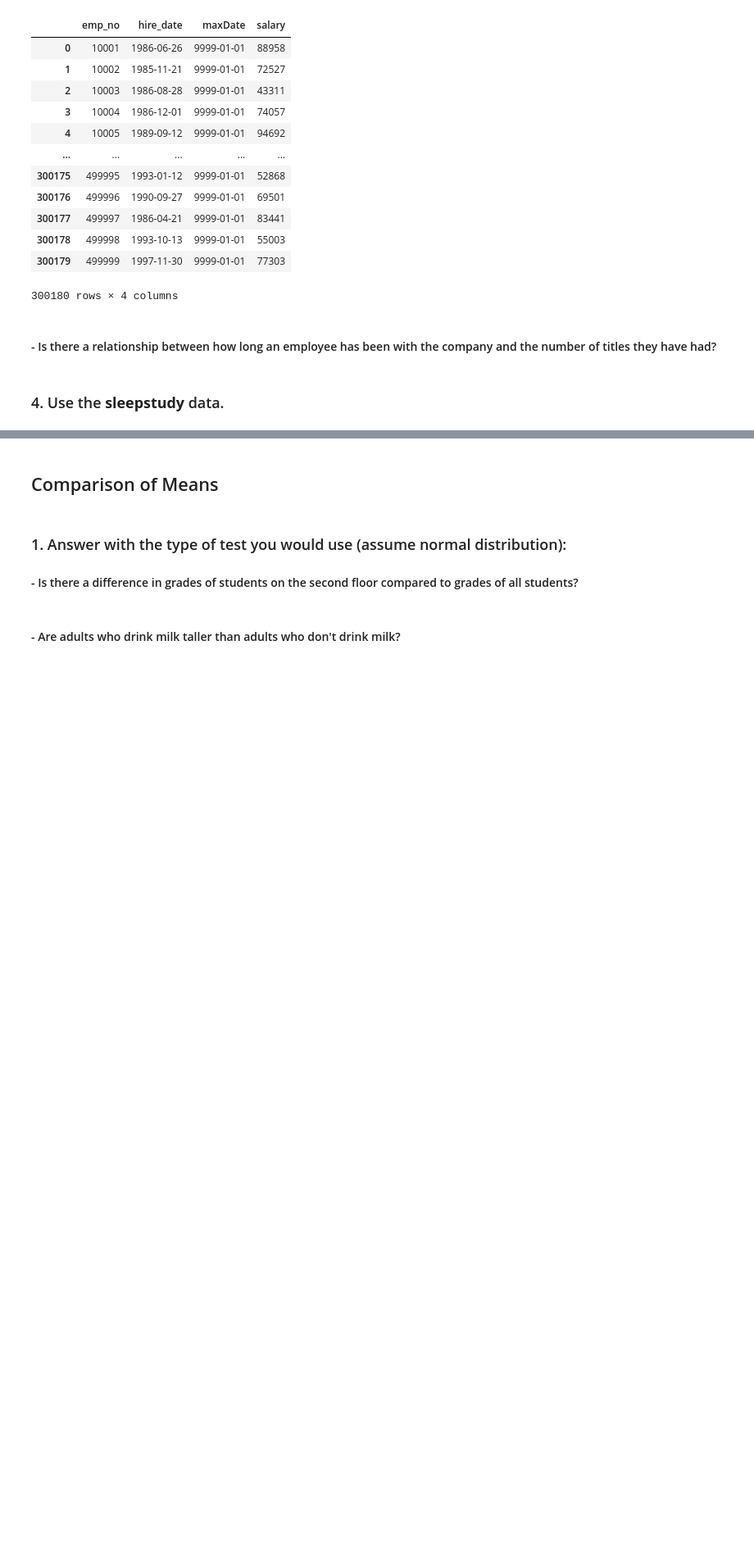
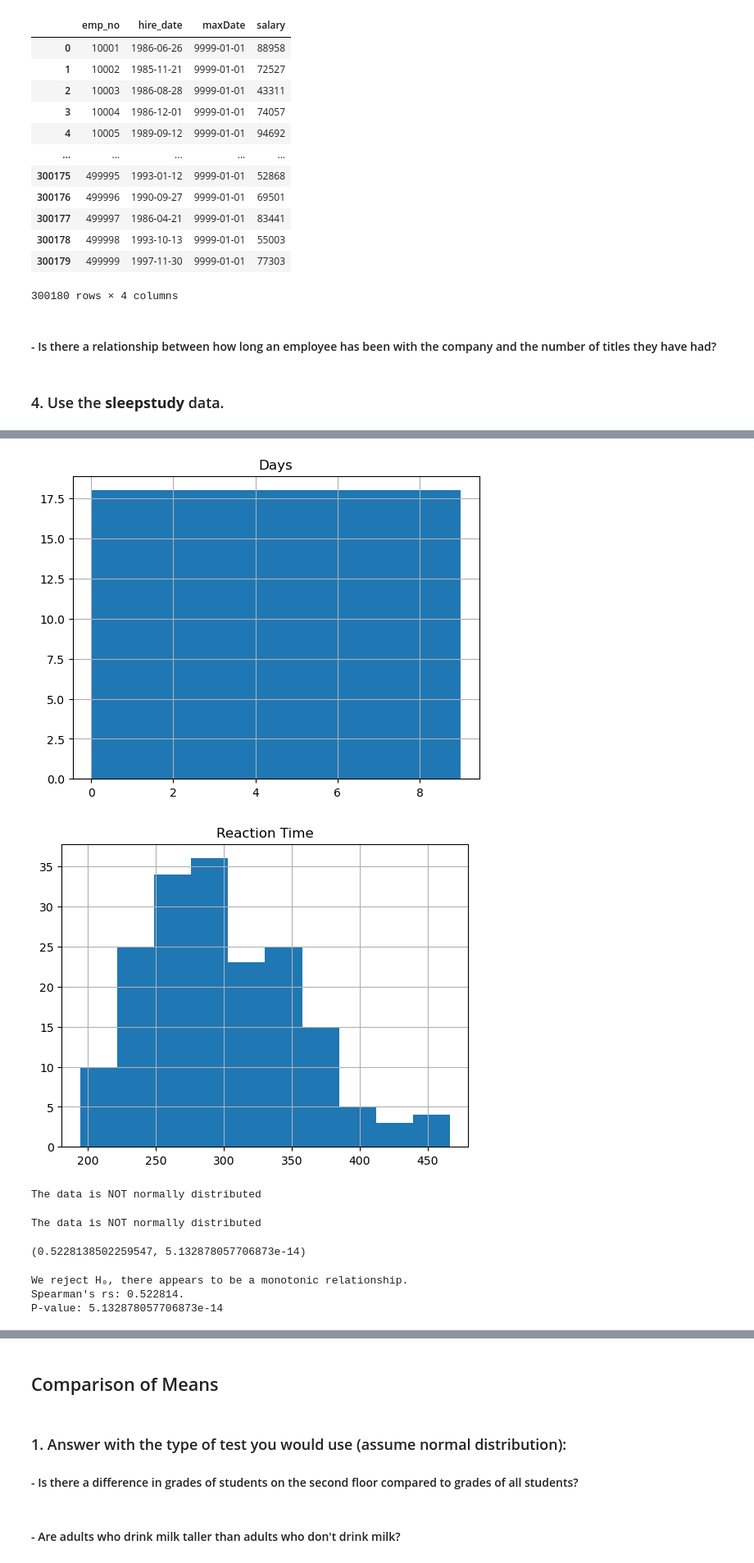
Before and after one commit to Segura-Jorge/statistics-exercises, a Jupyter notebook: hypothesis_testing.ipynb, the cells around one changed output, grey strips where cells are left out. Shown at 82% size. Saved outputs shown, nothing was run; the diff lists cells and outputs as text; code cells hidden in the pictures; blank space fills up the shorter version.

```diff
--- a/hypothesis_testing.ipynb
+++ b/hypothesis_testing.ipynb
@@ -821,0 +871,32 @@ salaries
+# %%
+sleep_reaction.Days.hist()
+plt.title('Days')
+plt.show()
+
+sleep_reaction.Reaction.hist()
+plt.title('Reaction Time')
+plt.show()
+# %% [output]
+[figure, added]
+[figure, added]
+# %%
+r,p = stats.shapiro(sleep_reaction.Days)
+eval_dist(r,p)
+# %% [output]
+The data is NOT normally distributed
+# %%
+r,p = stats.shapiro(sleep_reaction.Reaction)
+eval_dist(r,p)
+# %% [output]
+The data is NOT normally distributed
+# %%
+r,p = stats.spearmanr(sleep_reaction.Days, sleep_reaction.Reaction)
+r,p
+# %% [output]
+(0.5228138502259547, 5.132878057706873e-14)
+# %%
+eval_Spearmanresult(r,p)
+# %% [output]
+We reject H₀, there appears to be a monotonic relationship.
+Spearman's rs: 0.522814.
+P-value: 5.132878057706873e-14
```
Also changed, not shown: parts of 41 cells of this notebook.
